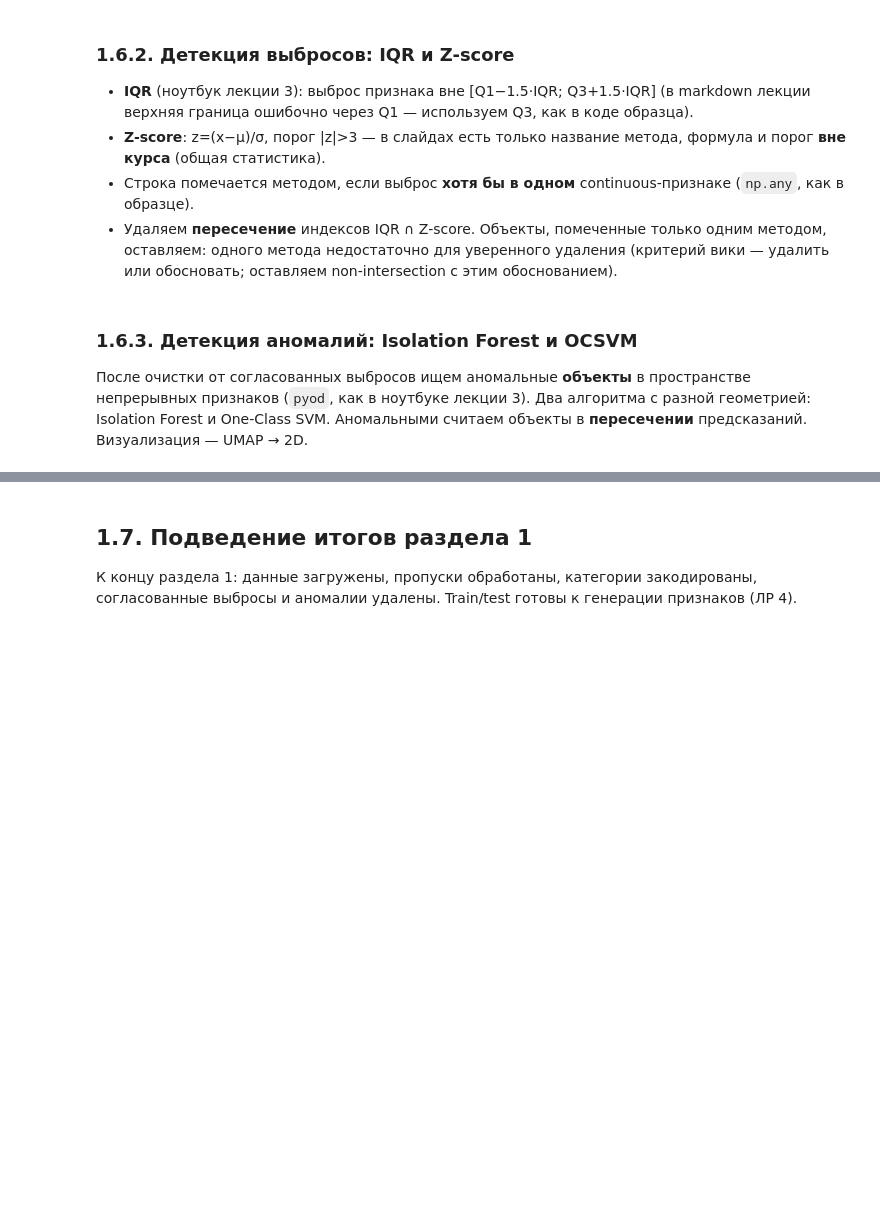
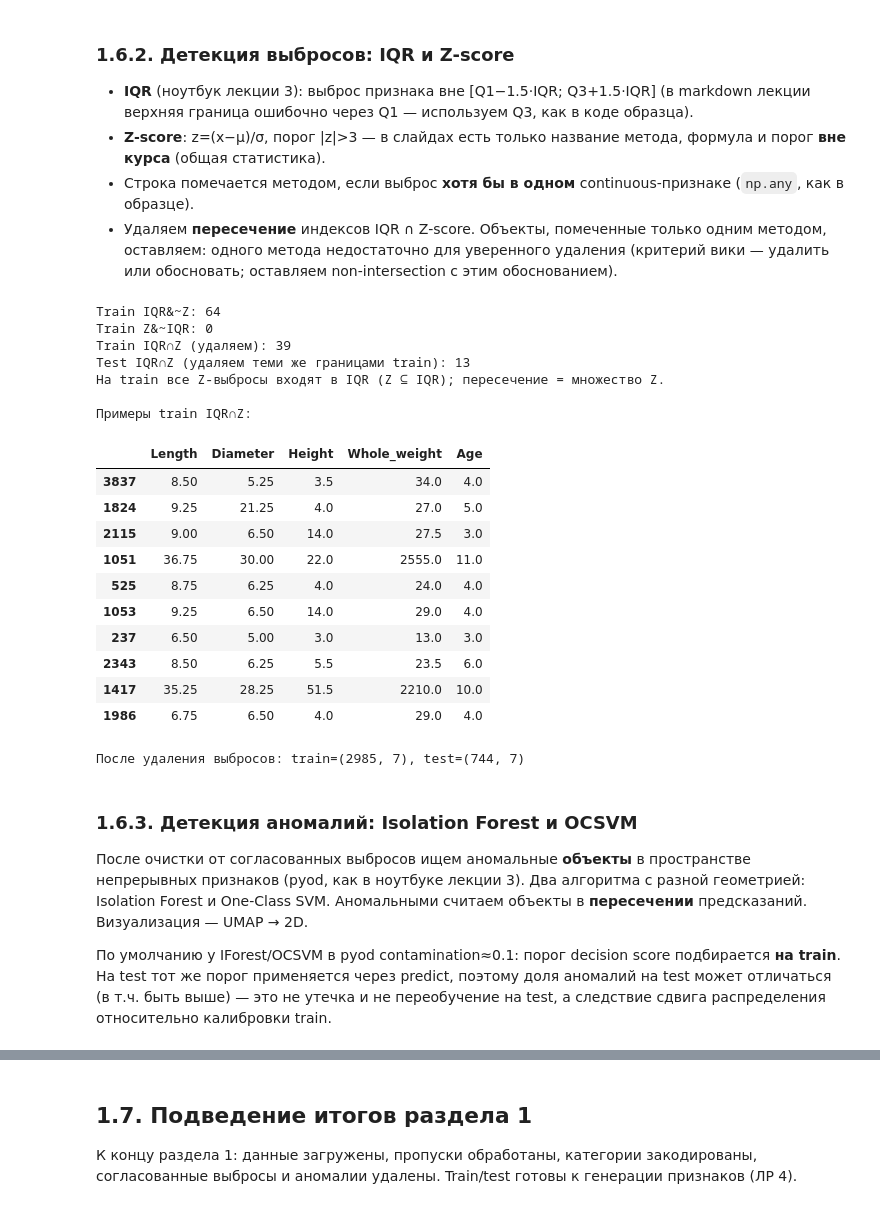
Before and after one commit to mm-shkurin/studies_2026, a Jupyter notebook: ProgPractice/solution/lab3/lab3.ipynb, the cells around one changed output, grey strips where cells are left out. Saved outputs shown, nothing was run; the diff lists cells and outputs as text; code cells hidden in the pictures; blank space fills up the shorter version.

```diff
--- a/ProgPractice/solution/lab3/lab3.ipynb
+++ b/ProgPractice/solution/lab3/lab3.ipynb
@@ -324,43 +424,66 @@ def flag_outliers_iqr(df: pd.DataFrame, bounds: dict) -> pd.Series:
     }, index=df.index)
     return flags.any(axis=1)
 
 
 def flag_outliers_zscore(df: pd.DataFrame, params: dict, threshold: float = Z_THRESHOLD) -> pd.Series:
     flags = pd.DataFrame({
         col: ((df[col] - mu) / sigma).abs() > threshold
         for col, (mu, sigma) in params.items()
     }, index=df.index)
     return flags.any(axis=1)
 
 
 train_out_iqr = flag_outliers_iqr(X_train_cont, iqr_bounds)
 train_out_z = flag_outliers_zscore(X_train_cont, z_params)
 train_out_both = train_out_iqr & train_out_z
 
 test_out_iqr = flag_outliers_iqr(X_test_cont, iqr_bounds)
 test_out_z = flag_outliers_zscore(X_test_cont, z_params)
 test_out_both = test_out_iqr & test_out_z
 
-print(f"Train IQR-only rows: {int(train_out_iqr.sum())}")
-print(f"Train Z-only rows: {int(train_out_z.sum())}")
-print(f"Train IQR∩Z (удаляем): {int(train_out_both.sum())}")
-print(f"Test IQR∩Z (удаляем теми же границами train): {int(test_out_both.sum())}")
+print(f'Train IQR&~Z: {int((train_out_iqr & ~train_out_z).sum())}')
+print(f'Train Z&~IQR: {int((train_out_z & ~train_out_iqr).sum())}')
+print(f'Train IQR∩Z (удаляем): {int(train_out_both.sum())}')
+print(f'Test IQR∩Z (удаляем теми же границами train): {int(test_out_both.sum())}')
+if int(train_out_both.sum()) == int(train_out_z.sum()):
+    print('На train все Z-выбросы входят в IQR (Z ⊆ IQR); пересечение = множество Z.')
 
 if train_out_both.any():
     print('\nПримеры train IQR∩Z:')
     display(train_df.loc[train_out_both, continuous_cols + ['Age']].head(10))
 
-# Удаление пересечения
 train_df = train_df.loc[~train_out_both].copy()
 test_df = test_df.loc[~test_out_both].copy()
 X_train_cont = train_df[continuous_cols].copy()
 X_test_cont = test_df[continuous_cols].copy()
 
-print(f"\nПосле удаления выбросов: train={train_df.shape}, test={test_df.shape}")
+print(f'\nПосле удаления выбросов: train={train_df.shape}, test={test_df.shape}')
+# %% [output]
+Train IQR&~Z: 64
+Train Z&~IQR: 0
+Train IQR∩Z (удаляем): 39
+Test IQR∩Z (удаляем теми же границами train): 13
+На train все Z-выбросы входят в IQR (Z ⊆ IQR); пересечение = множество Z.
+
+Примеры train IQR∩Z:
+|  | Length | Diameter | Height | Whole_weight | Age |
+| 3837 | 8.50 | 5.25 | 3.5 | 34.0 | 4.0 |
+| 1824 | 9.25 | 21.25 | 4.0 | 27.0 | 5.0 |
+| 2115 | 9.00 | 6.50 | 14.0 | 27.5 | 3.0 |
+| 1051 | 36.75 | 30.00 | 22.0 | 2555.0 | 11.0 |
+| 525 | 8.75 | 6.25 | 4.0 | 24.0 | 4.0 |
+| 1053 | 9.25 | 6.50 | 14.0 | 29.0 | 4.0 |
+| 237 | 6.50 | 5.00 | 3.0 | 13.0 | 3.0 |
+| 2343 | 8.50 | 6.25 | 5.5 | 23.5 | 6.0 |
+| 1417 | 35.25 | 28.25 | 51.5 | 2210.0 | 10.0 |
+| 1986 | 6.75 | 6.50 | 4.0 | 29.0 | 4.0 |
+После удаления выбросов: train=(2985, 7), test=(744, 7)
 # %% [markdown]
 ### 1.6.3. Детекция аномалий: Isolation Forest и OCSVM
 
-После очистки от согласованных выбросов ищем аномальные **объекты** в пространстве непрерывных признаков (`pyod`, как в ноутбуке лекции 3). Два алгоритма с разной геометрией: Isolation Forest и One-Class SVM. Аномальными считаем объекты в **пересечении** предсказаний. Визуализация — UMAP → 2D.
+После очистки от согласованных выбросов ищем аномальные **объекты** в пространстве непрерывных признаков (pyod, как в ноутбуке лекции 3). Два алгоритма с разной геометрией: Isolation Forest и One-Class SVM. Аномальными считаем объекты в **пересечении** предсказаний. Визуализация — UMAP → 2D.
+
+По умолчанию у IForest/OCSVM в pyod contamination≈0.1: порог decision score подбирается **на train**. На test тот же порог применяется через predict, поэтому доля аномалий на test может отличаться (в т.ч. быть выше) — это не утечка и не переобучение на test, а следствие сдвига распределения относительно калибровки train.
 # %%
 from pyod.models.iforest import IForest
 from pyod.models.ocsvm import OCSVM
```
Also changed, not shown: parts of 21 cells of this notebook, 3 other files.
